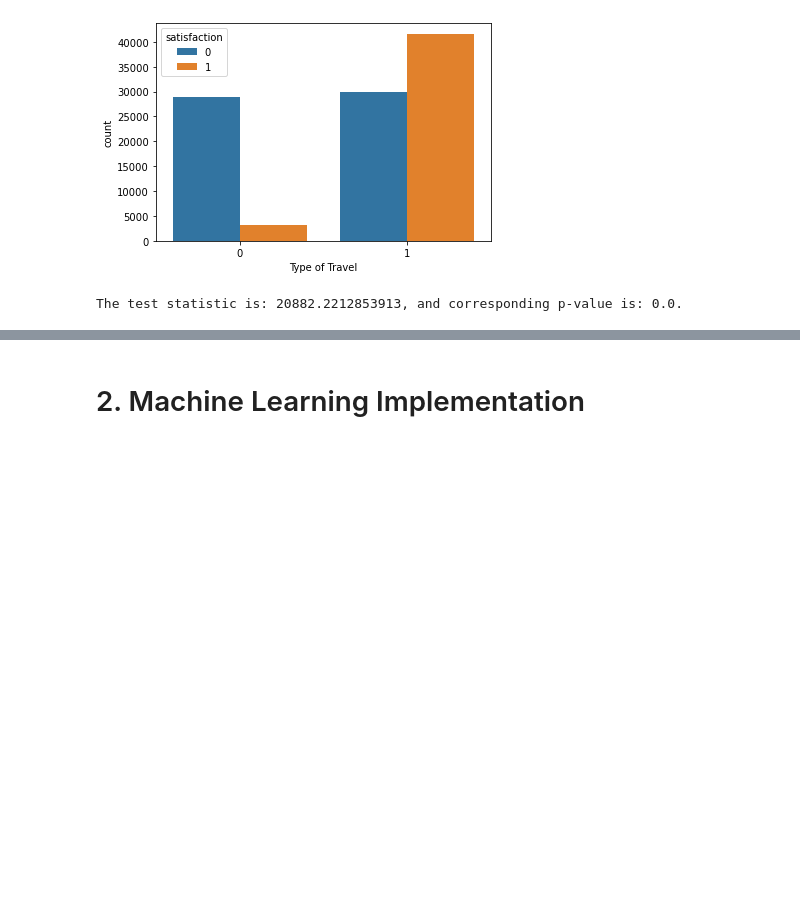
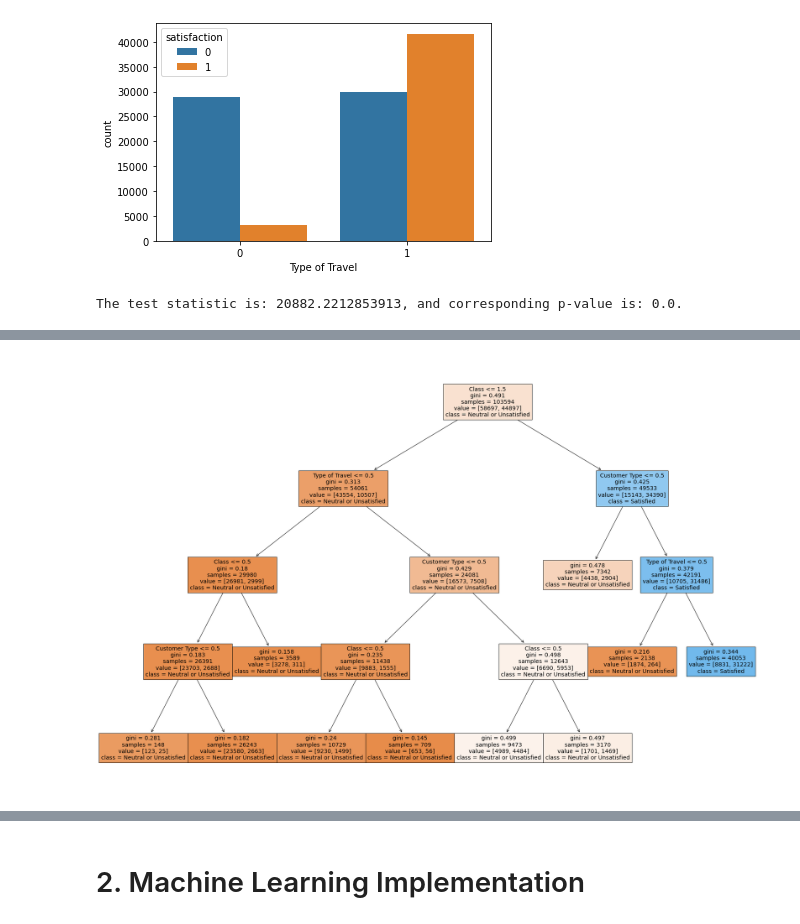
Before and after one commit to cgx242/Airline-Passenger-Satisfaction-Analysis, a Jupyter notebook: doc/Project with more EDA.ipynb, the cells around one changed output, grey strips where cells are left out. Drawn from its saved outputs; the diff is of its cells as text; code cells hidden in the pictures; blank space fills up the shorter version.

```diff
--- a/doc/Project with more EDA.ipynb
+++ b/doc/Project with more EDA.ipynb
@@ -267,0 +260,6 @@ The test statistic is: 20882.2212853913, and corresponding p-value is: 0.0.
+# %%
+# Initialize Variables
+y_train = train_data['satisfaction'].astype(np.int_)
+y_test = test_data['satisfaction'].astype(np.int_)
+X_train = train_data[['Customer Type', 'Type of Travel', 'Class']]
+X_test = test_data[['Customer Type', 'Type of Travel', 'Class']]
@@ -267,0 +272,8 @@ The test statistic is: 20882.2212853913, and corresponding p-value is: 0.0.
+# %%
+plt.figure(figsize = (30,20))
+_ = tree.plot_tree(dt_model,
+                   feature_names=["Customer Type", 'Type of Travel', 'Class'],
+                   class_names=['Neutral or Unsatisfied', 'Satisfied'],
+                   filled=True)
+# %% [output]
+[figure, added]
```
Also changed, not shown: parts of 21 cells of this notebook, 1 other file.
